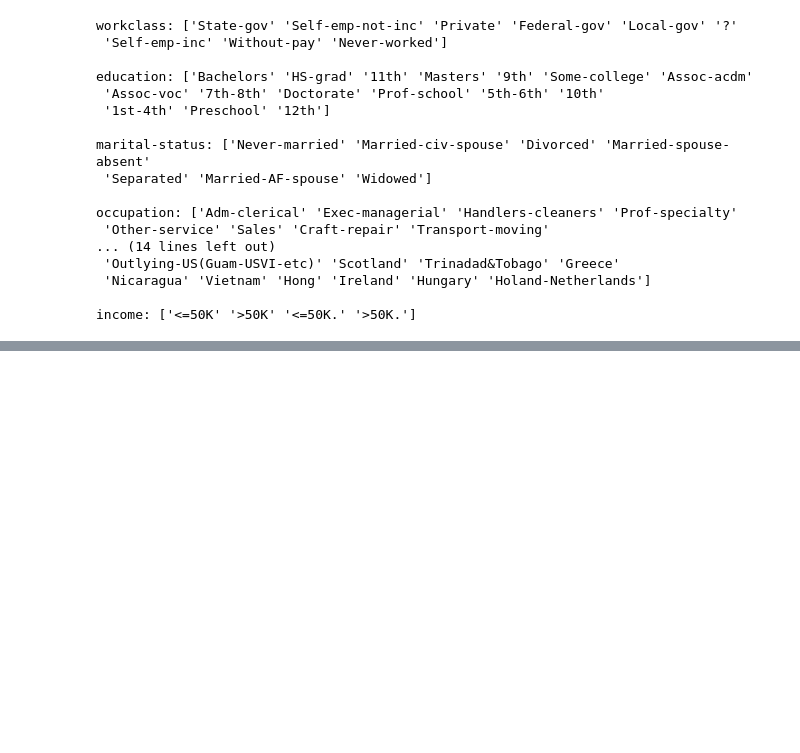
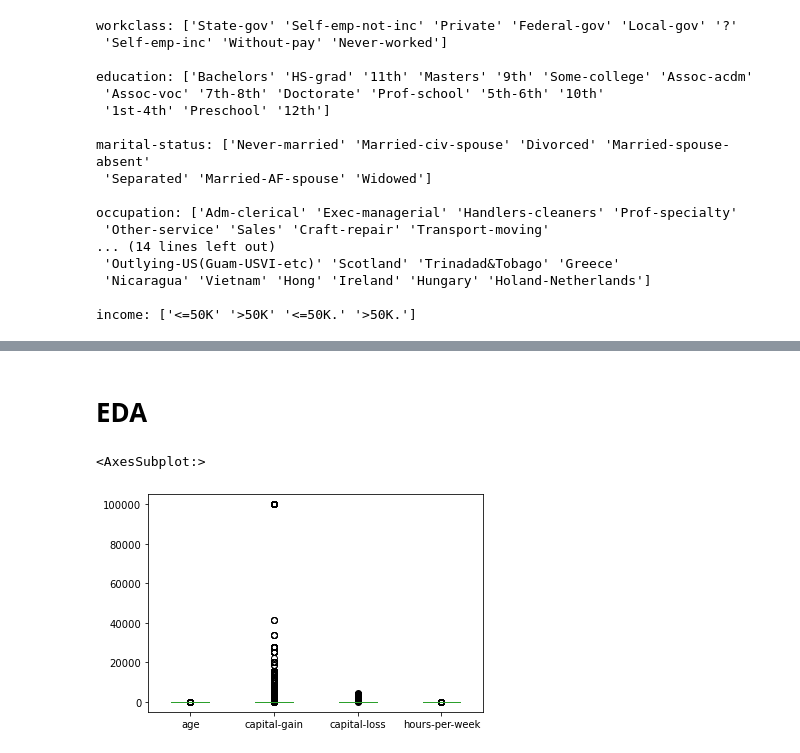
Before and after one commit to Sodiqlef/DecisionTree-income-predictor, a Jupyter notebook: Untitled.ipynb, the cells around one changed output, grey strips where cells are left out. Cells and saved outputs as stored; diff of their text form; code cells hidden in the pictures; blank space fills up the shorter version.

```diff
--- a/Untitled.ipynb
+++ b/Untitled.ipynb
@@ -177,0 +208,5 @@ income: ['<=50K' '>50K' '<=50K.' '>50K.']
+# %%
+# drop all rows with "?"
+df.replace("?", np.nan, inplace=True)
+# %%
+df.dropna(inplace=True)
@@ -177,0 +229,9 @@ income: ['<=50K' '>50K' '<=50K.' '>50K.']
+# %%
+df.drop(columns=["fnlwgt", "education-num"], inplace=True)
+# %% [markdown]
+# EDA
+# %%
+df.select_dtypes("number").plot(kind="box")
+# %% [output]
+<AxesSubplot:>
+[figure, added]
```
Also changed, not shown: parts of 22 cells of this notebook.
